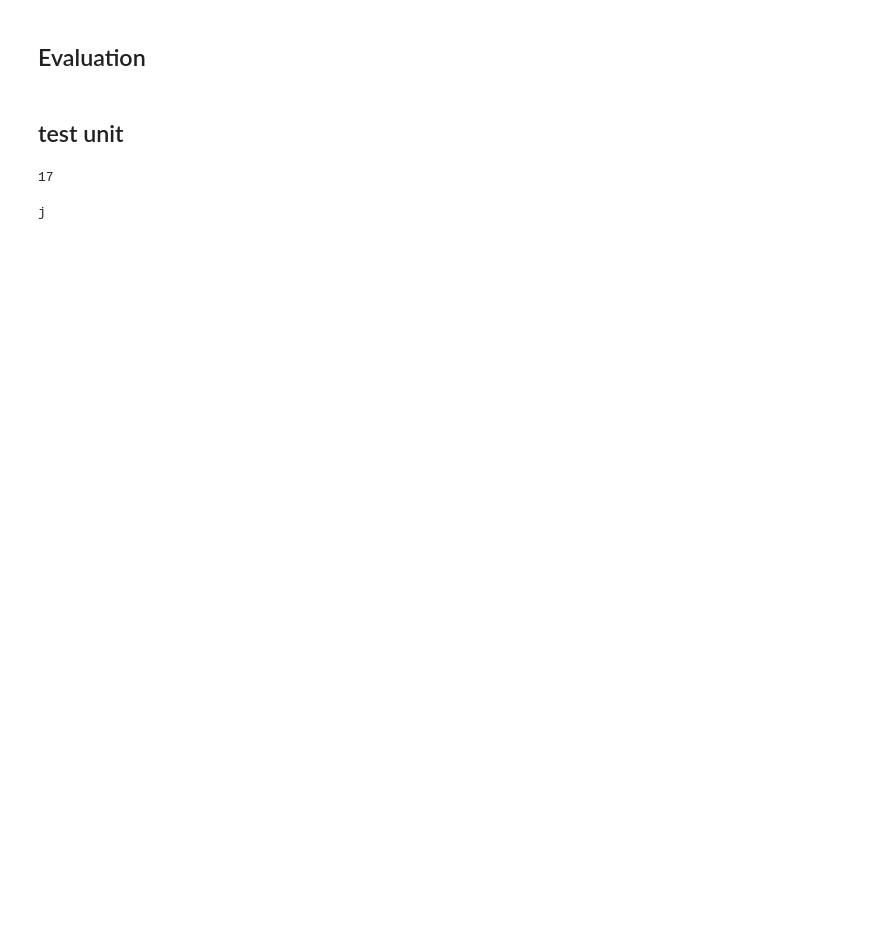
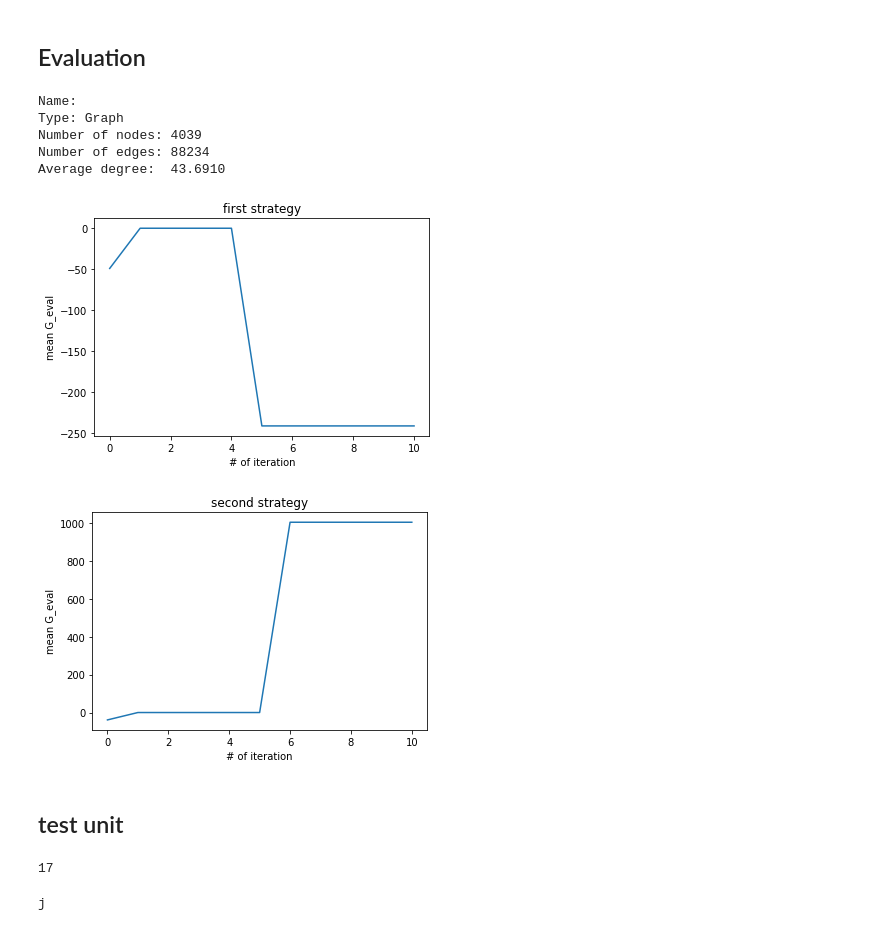
Before and after one commit to sun-xiaoyu/statQ, a Jupyter notebook: Final project.ipynb, the cells around one changed output. Saved outputs shown, nothing was run; the diff lists cells and outputs as text; code cells hidden in the pictures; blank space fills up the shorter version.

```diff
--- a/Final project.ipynb
+++ b/Final project.ipynb
@@ -211,23 +204,31 @@ Average degree:  43.6910
 # %%
 # def strategy_1():
 G=graph_generation("graph.txt")
 (users,listeners,G_eval)=initialisation(G,0.5,0.5,0.5)
-G_eval_mean=np.sum(iter_opinion(G_eval, listeners),axis=1)
+G_eval_mean=np.sum(iter_opinion(G, G_eval, listeners),axis=1)
 plt.plot(G_eval_mean)
 plt.title("first strategy")
 plt.ylabel('mean G_eval')
 plt.xlabel('# of iteration')
 plt.show()
 #strategy 2
 (users,listeners,G_eval)=initialisation(G,0.5,0.5,0.5)
 (G_eval,num_V)=strategy2_ini(G,300,G_eval)
-G_eval_mean=np.sum(iter_opinion(G_eval, listeners),axis=1)
+G_eval_mean=np.sum(iter_opinion(G, G_eval, listeners),axis=1)
 #print(num_V)
 plt.plot(G_eval_mean)
 plt.title("second strategy")
 plt.ylabel('mean G_eval')
 plt.xlabel('# of iteration')
 plt.show()
+# %% [output]
+Name:
+Type: Graph
+Number of nodes: 4039
+Number of edges: 88234
+Average degree:  43.6910
+[figure, added]
+[figure, added]
 # %% [markdown]
 ## test unit
 # %%
```
Also changed, not shown: parts of 5 cells of this notebook.
